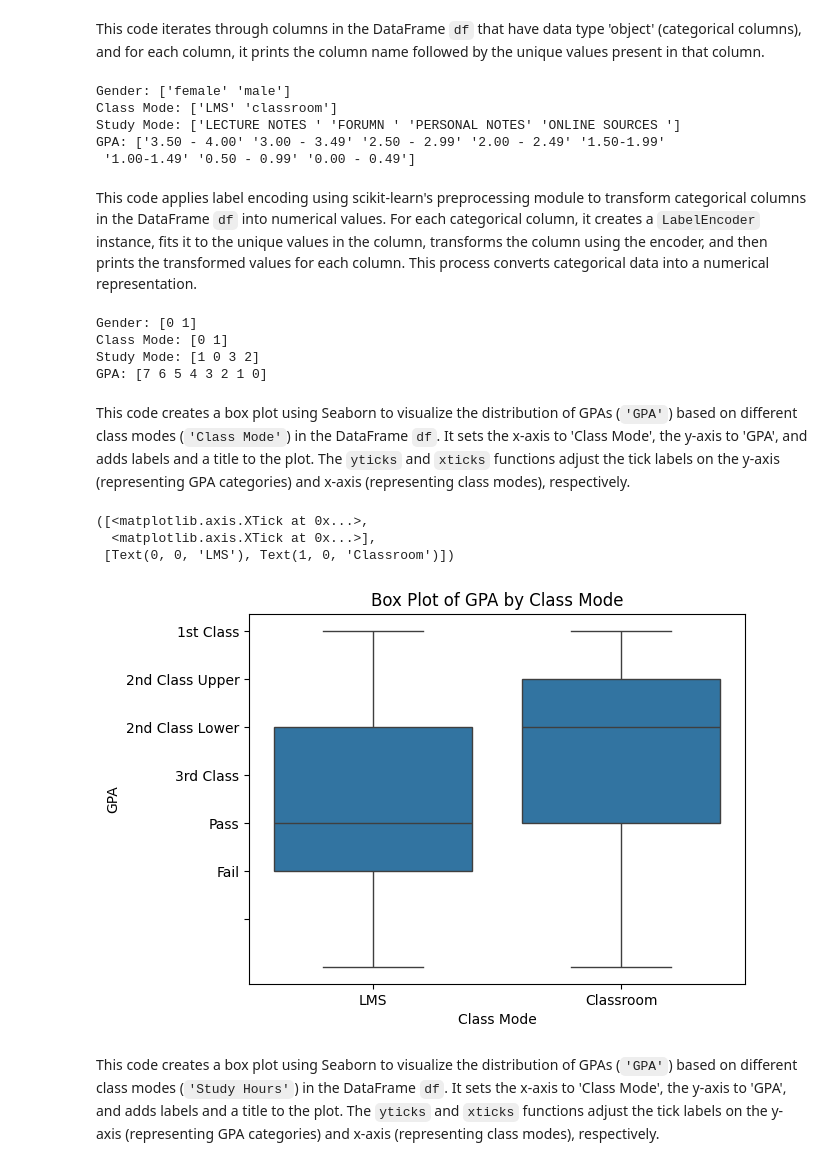
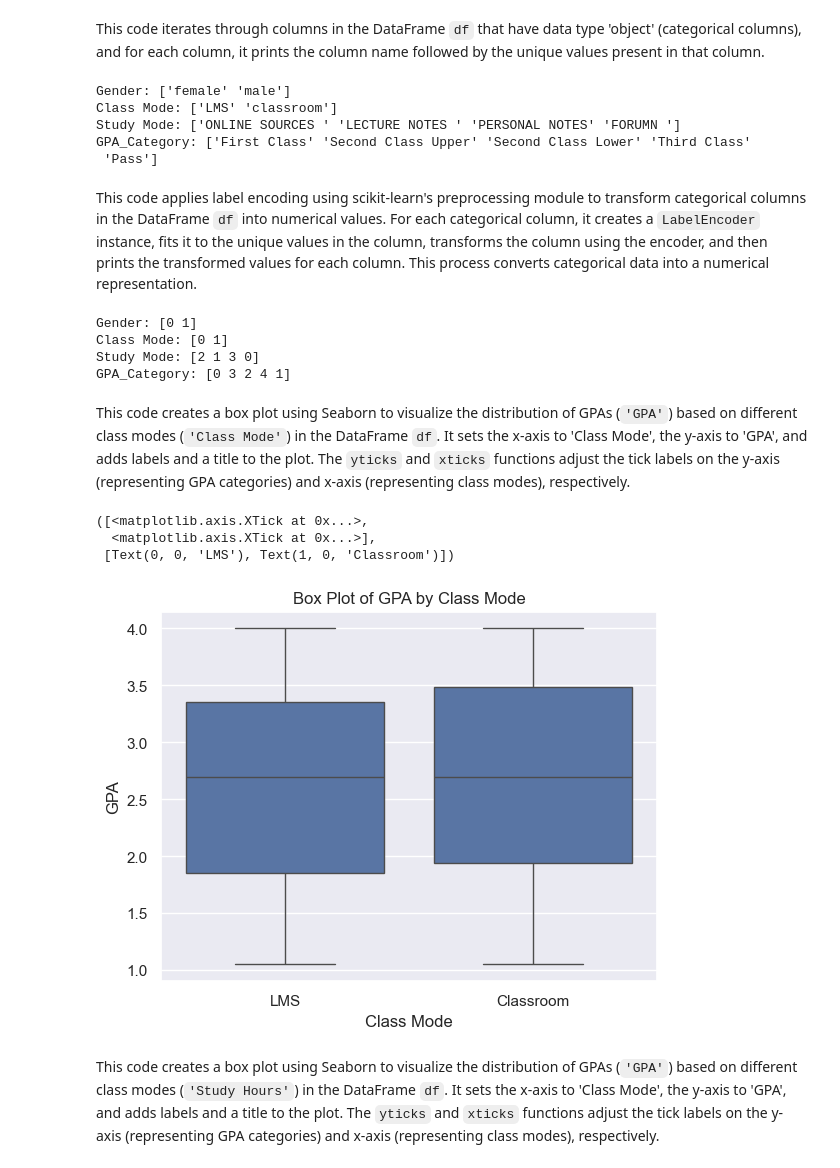
Before and after one commit to Ofori416/Student.PredictionModel, a Jupyter notebook: app.ipynb, the cells around one changed output. Drawn from its saved outputs; the diff is of its cells as text; code cells hidden in the pictures.

```diff
--- a/app.ipynb
+++ b/app.ipynb
@@ -92,7 +90,3 @@ dtype: int64
 # %% [markdown]
 
 This code snippet removes three columns related to coursework from a DataFrame, calculates the average total marks by dividing by 3, converts it to integers, and shows the first few rows of the modified DataFrame.
-# %%
-df.drop(columns=['Course Work 1', 'Course Work 2', 'Course Work 3'], inplace=True)
-df['Total Marks'] = (df['Total Marks'] / 3).astype(int)
-df.head()
@@ -174,2 +161,17 @@ plt.show()
 # %% [markdown]
 # **Data Preprocession 2**
+# %%
+def categorize_gpa(gpa):
+    if gpa >= 3.6:
+        return 'First Class'
+    elif gpa >= 3.0:
+        return 'Second Class Upper'
+    elif gpa >= 2.0:
+        return 'Second Class Lower'
+    elif gpa >= 1.5:
+        return 'Third Class'
+    else:
+        return 'Pass'
+
+df = df.assign(GPA_Category=df['GPA'].apply(categorize_gpa))
+df.head()
@@ -189,9 +198,9 @@ for col in df.select_dtypes(include=['object']).columns:
 # %% [output]
 Gender: ['female' 'male']
 Class Mode: ['LMS' 'classroom']
-Study Mode: ['LECTURE NOTES ' 'FORUMN ' 'PERSONAL NOTES' 'ONLINE SOURCES ']
-GPA: ['3.50 - 4.00' '3.00 - 3.49' '2.50 - 2.99' '2.00 - 2.49' '1.50-1.99'
- '1.00-1.49' '0.50 - 0.99' '0.00 - 0.49']
+Study Mode: ['ONLINE SOURCES ' 'LECTURE NOTES ' 'PERSONAL NOTES' 'FORUMN ']
+GPA_Category: ['First Class' 'Second Class Upper' 'Second Class Lower' 'Third Class'
+ 'Pass']
 # %% [markdown]
 This code applies label encoding using scikit-learn's preprocessing module to transform categorical columns in the DataFrame `df` into numerical values. For each categorical column, it creates a `LabelEncoder` instance, fits it to the unique values in the column, transforms the column using the encoder, and then prints the transformed values for each column. This process converts categorical data into a numerical representation.
 # %%
@@ -208,22 +217,22 @@ for col in df.select_dtypes(include=['object']).columns:
 # %% [output]
 Gender: [0 1]
 Class Mode: [0 1]
-Study Mode: [1 0 3 2]
-GPA: [7 6 5 4 3 2 1 0]
+Study Mode: [2 1 3 0]
+GPA_Category: [0 3 2 4 1]
 # %% [markdown]
 This code creates a box plot using Seaborn to visualize the distribution of GPAs (`'GPA'`) based on different class modes (`'Class Mode'`) in the DataFrame `df`. It sets the x-axis to 'Class Mode', the y-axis to 'GPA', and adds labels and a title to the plot. The `yticks` and `xticks` functions adjust the tick labels on the y-axis (representing GPA categories) and x-axis (representing class modes), respectively.
 # %%
 sns.boxplot(x='Class Mode', y='GPA', data=df)
 plt.xlabel('Class Mode')
 plt.ylabel('GPA')
 plt.title('Box Plot of GPA by Class Mode')
-plt.yticks([7, 6, 5, 4, 3, 2, 1], ['1st Class', '2nd Class Upper', '2nd Class Lower', '3rd Class', 'Pass', 'Fail', ''])
+# plt.yticks([4.0, 3.5, 3.0, 2.5, 2.0, 1.5, 1.0], ['1st Class', '2nd Class Upper', '2nd Class Lower', '3rd Class', 'Pass', 'Fail', ''])
 plt.xticks([0, 1], ['LMS', 'Classroom'])
 # %% [output]
 ([<matplotlib.axis.XTick at 0x...>,
   <matplotlib.axis.XTick at 0x...>],
  [Text(0, 0, 'LMS'), Text(1, 0, 'Classroom')])
-[figure, old version]
+[figure, new version]
 # %% [markdown]
 This code creates a box plot using Seaborn to visualize the distribution of GPAs (`'GPA'`) based on different class modes (`'Study Hours'`) in the DataFrame `df`. It sets the x-axis to 'Class Mode', the y-axis to 'GPA', and adds labels and a title to the plot. The `yticks` and `xticks` functions adjust the tick labels on the y-axis (representing GPA categories) and x-axis (representing class modes), respectively.
 # %%
```
Also changed, not shown: parts of 83 cells of this notebook, 12 other files.
